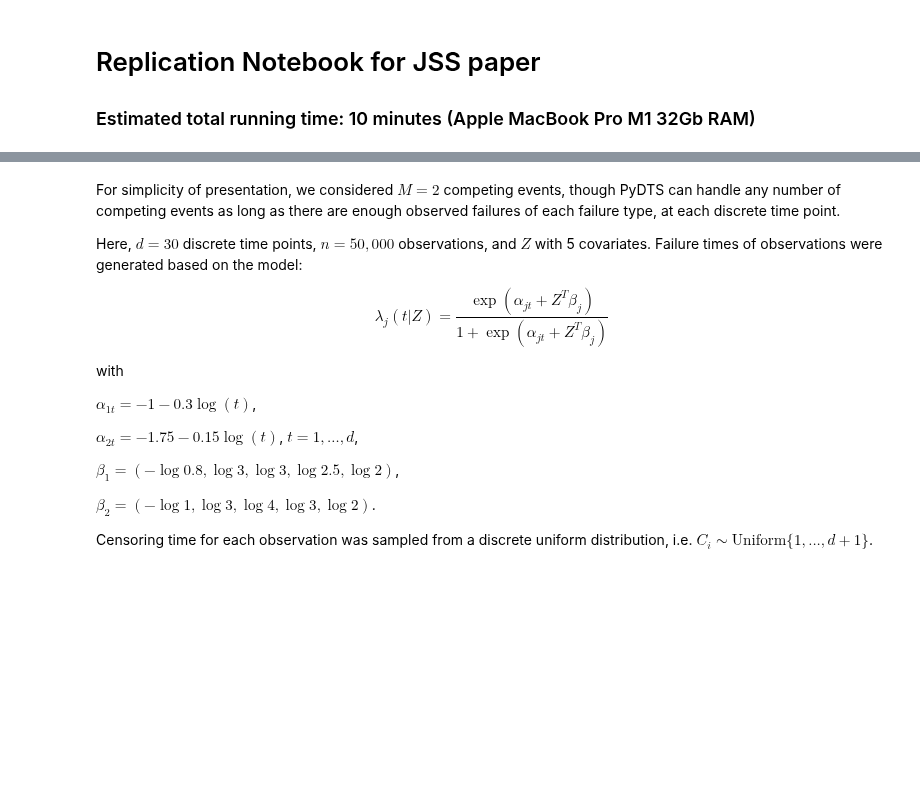
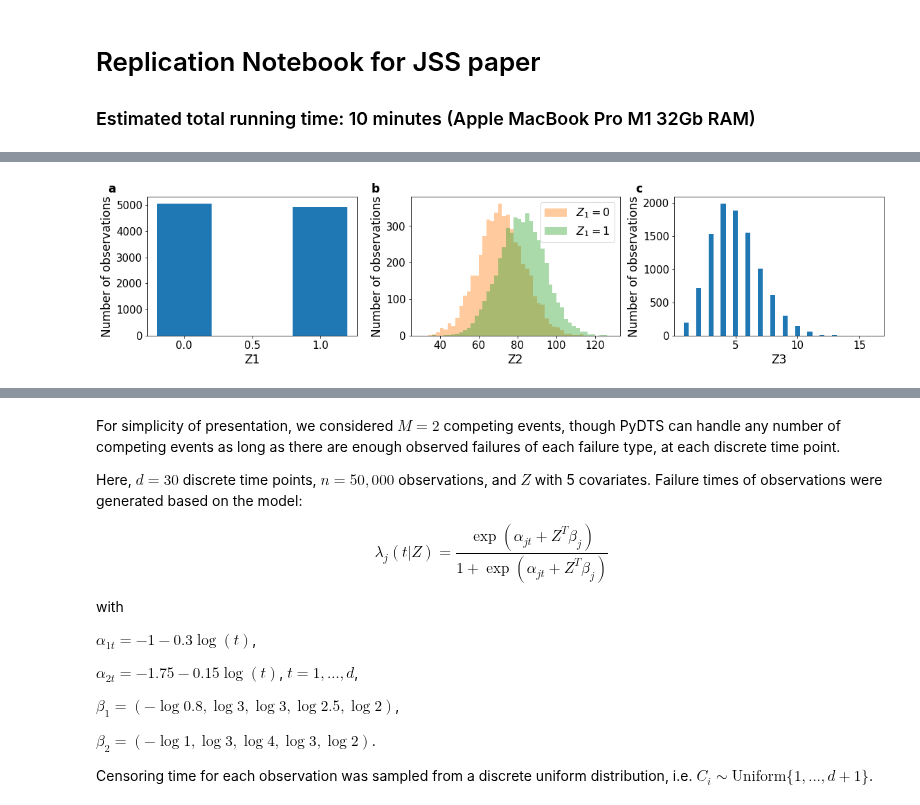
Before and after one commit to tomer1812/pydts, a Jupyter notebook: docs/JSS Replication.ipynb, the cells around one changed output, grey strips where cells are left out. Drawn from its saved outputs; the diff is of its cells as text; code cells hidden in the pictures; blank space fills up the shorter version.

```diff
--- a/docs/JSS Replication.ipynb
+++ b/docs/JSS Replication.ipynb
@@ -3,0 +14,12 @@
+# %%
+n_observations = 10000
+np.random.seed(0)
+# %%
+observations_df = pd.DataFrame(columns=['Z1', 'Z2', 'Z3'])
+observations_df['Z1'] = np.random.binomial(n=1, p=0.5, size=n_observations)
+observations_df.loc[observations_df.loc[observations_df['Z1'] == 0].index, 'Z2'] = \
+    np.random.normal(loc=72, scale=12, size=n_observations-observations_df['Z1'].sum())
+observations_df.loc[observations_df.loc[observations_df['Z1'] == 1].index, 'Z2'] = \
+    np.random.normal(loc=82, scale=12, size=observations_df['Z1'].sum())
+observations_df['Z3'] = 1 + np.random.poisson(lam=4, size=n_observations)
+observations_df.astype(float).round(2).head()
@@ -3,0 +47,34 @@
+# %%
+fontsize=17
+fig, axes = plt.subplots(1,3, figsize=(16, 4))
+ax = axes[0]
+ax.tick_params(axis='both', which='major', labelsize=15)
+ax.tick_params(axis='both', which='minor', labelsize=15)
+add_panel_text(ax=ax, text='a')
+ax.bar(observations_df['Z1'].value_counts().index, observations_df['Z1'].value_counts().values, width=0.4)
+ax.set_xlabel('Z1', fontsize=fontsize)
+ax.set_ylabel('Number of observations', fontsize=fontsize)
+
+ax = axes[1]
+ax.tick_params(axis='both', which='major', labelsize=15)
+ax.tick_params(axis='both', which='minor', labelsize=15)
+add_panel_text(ax=ax, text='b')
+ax.hist(observations_df[observations_df['Z1'] == 0]['Z2'], bins=np.arange(30, 130, step=2), color='tab:orange',
+        label=r'$Z_1=0$', alpha=0.4)
+ax.hist(observations_df[observations_df['Z1'] == 1]['Z2'], bins=np.arange(30, 130, step=2), color='tab:green',
+        label=r'$Z_1=1$', alpha=0.4)
+ax.legend(fontsize=16)
+ax.set_xlabel('Z2', fontsize=fontsize)
+ax.set_ylabel('Number of observations', fontsize=fontsize)
+
+ax = axes[2]
+ax.tick_params(axis='both', which='major', labelsize=15)
+ax.tick_params(axis='both', which='minor', labelsize=15)
+add_panel_text(ax=ax, text='c')
+ax.bar(observations_df['Z3'].value_counts().index, observations_df['Z3'].value_counts().values, width=0.4)
+ax.set_xlabel('Z3', fontsize=fontsize)
+ax.set_ylabel('Number of observations', fontsize=fontsize)
+
+fig.tight_layout()
+# %% [output]
+[figure, added]
```
Also changed, not shown: parts of 16 cells of this notebook, 4 other files.
